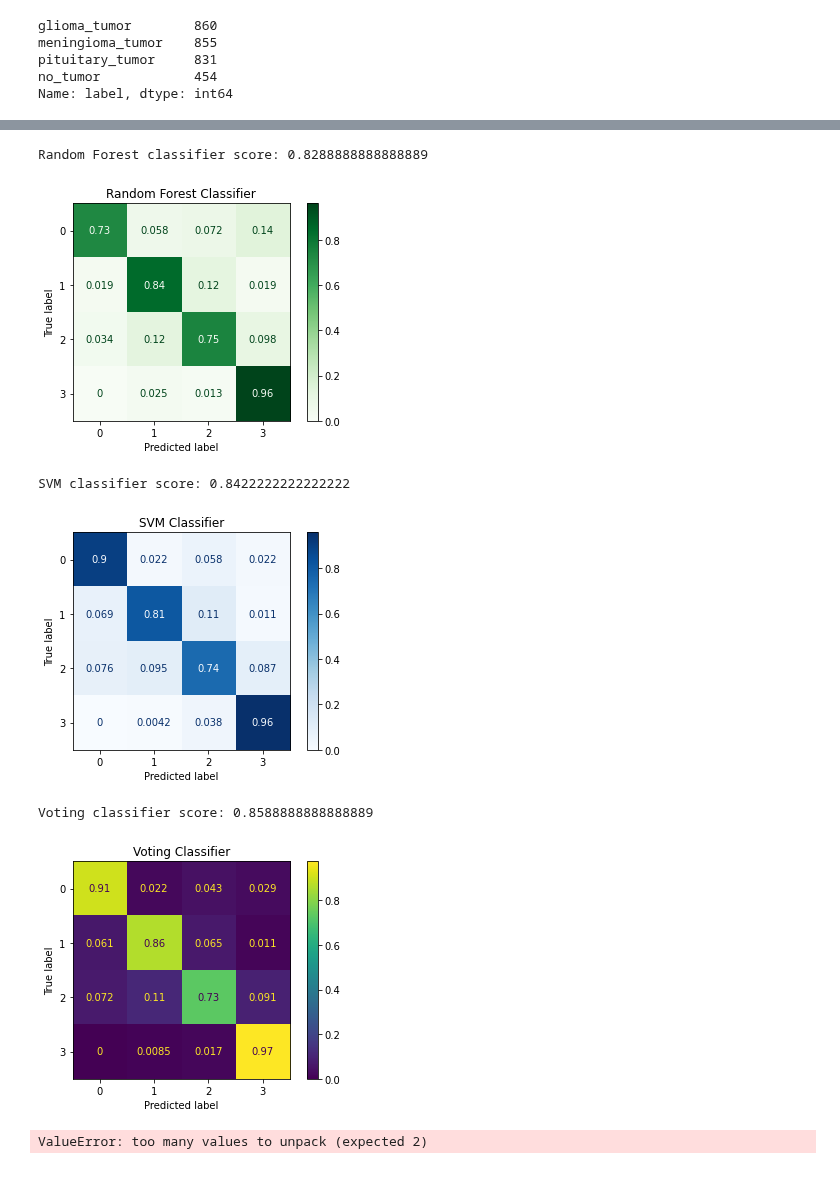
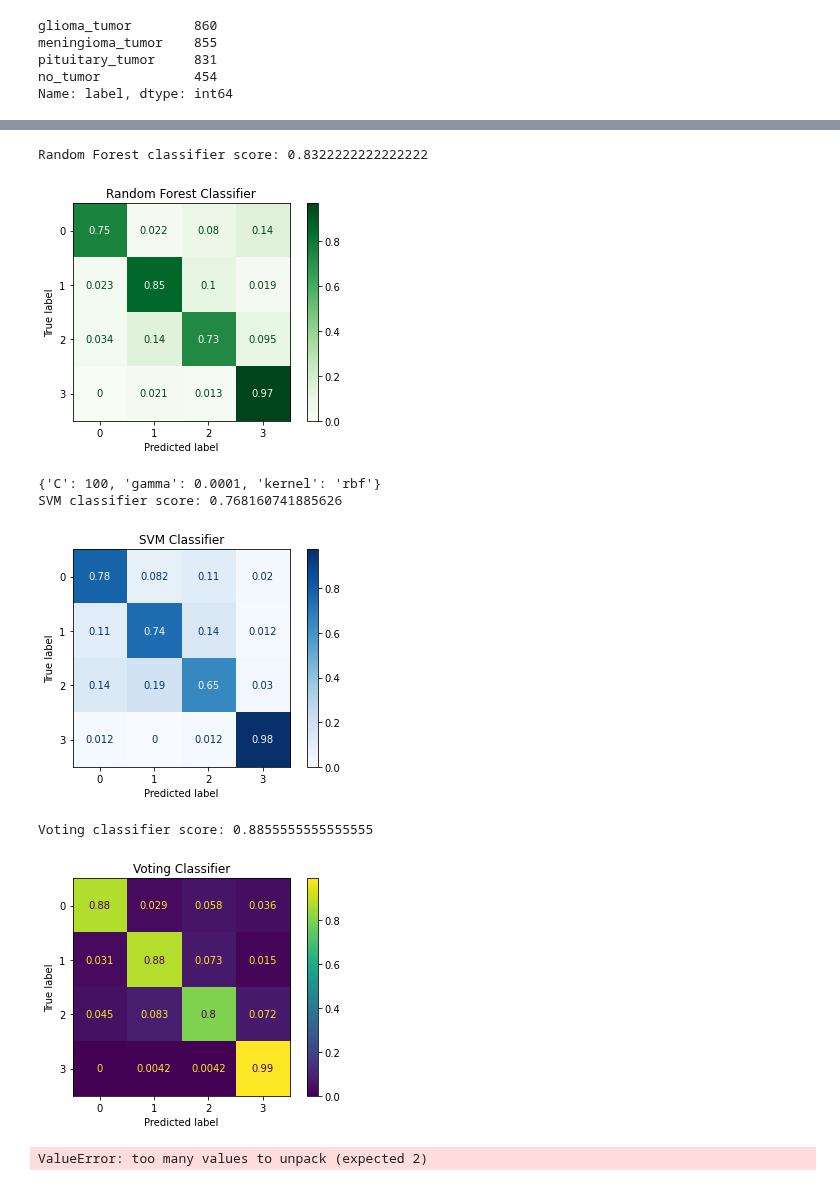
Before and after one commit to tanpinray/AMLS_22-21_SN18100138, a Jupyter notebook: Task_B.ipynb, the cells around one changed output, grey strips where cells are left out. Drawn from its saved outputs; the diff is of its cells as text; code cells hidden in the pictures.

Commit message:
Added cross validation and image augmentation

```diff
--- a/Task_B.ipynb
+++ b/Task_B.ipynb
@@ -181,11 +284,0 @@ def feature_selection(X, Y):
-# %%
-if os.path.exists('./dataset/label_taskB_hog.csv'):
-    print('The csv file for Task B with HOG features data already exists')
-else:
-    data_path = './dataset/image'
-    classes = create_classes(df)
-    hog_features = extract_hog(data_path, df)
-
-    label_taskB = pd.DataFrame(data = hog_features)
-    label_taskB['num_label'] = classes
-    label_taskB.to_csv("./dataset/label_taskB_hog.csv")
@@ -222,7 +287,7 @@ feature = 'hog'
 
 if feature == 'hog':
     # Doing classification with image HOG features
-    label_taskB = pd.read_csv("./dataset/label_taskB_hog.csv")
+    label_taskB = pd.read_pickle("./dataset/label_taskB_hog.pkl")
 elif feature == 'lbp':
     # Doing classification with image LBP features
     label_taskB = pd.read_csv("./dataset/label_taskB_lbp.csv")
@@ -233,11 +298,6 @@ elif feature == 'canny':
 X = label_taskB.drop('num_label',axis=1) # All other features
 Y = label_taskB['num_label'] # numerical label/classes
 
-# Doing dimensionality reduction with PCA
-X = PCAPredict(X, 0.95)
-print('PCA done')
-X = feature_selection(X, Y)
-
 X_train, X_test, y_train, y_test = train_test_split(X, Y, test_size = 0.3, random_state = 3)
 #test_size= should be between 0.0 and 1.0 and represent the proportion of the dataset to include in the test split
 #everytime you run it without specifying random_state, you will get a different result, this is expected behavior
@@ -245,4 +305,12 @@ X_train, X_test, y_train, y_test = train_test_split(X, Y, test_size = 0.3, rando
 
 print('train set: {}  | test set: {}'.format(round(((len(y_train)*1.0)/len(X)),3),
                                                        round((len(y_test)*1.0)/len(X),3)))
+
+# Doing dimensionality reduction with PCA
+X_train, X_test = PCAPredict(X_train, X_test, 0.95)
+print('PCA done')
+
+# Doing feature selection
+X_train, X_test = feature_selection(X_train, X_test, y_train)
+print(X_train.shape)
 # %% [output]
@@ -307,7 +385,7 @@ def RFClassifier(X_train, y_train, X_test, k):
         Y_pred: Predicted labels from X_test using Random Forests.
     '''
 
-    clf=RandomForestClassifier(n_estimators=k)
+    clf=RandomForestClassifier(n_estimators=k, criterion='entropy')
 
     #Train the model using the training sets
     clf.fit(X_train, y_train)
@@ -330,49 +408,56 @@ Y_pred_RandomForest, disp_RF = RFClassifier(X_train, y_train, X_test, 150)
 score_RandomForest = metrics.accuracy_score(y_test, Y_pred_RandomForest)
 print('Random Forest classifier score:', score_RandomForest)
 # %% [output]
-Random Forest classifier score: 0.8288888888888889
+Random Forest classifier score: 0.8322222222222222
-[figure, old version]
+[figure, new version]
 # %%
-def SVMClassifier(X_train, y_train, X_test):
+def SVMClassifierCV(X_train, y_train, X_test):
     '''
     Inputs
         X_train: Training dataset;
         y_train: Training labels;
         X_test: Testing dataset.
 
     Return
         Y_pred: Predicted labels from X_test using SVM.
     '''
 
     #Create SCV object with a K coefficient
-    clf = svm.SVC(kernel='rbf', degree=3,  probability=True)
-    clf.fit(X_train, y_train)
+    parameters = [
+    {"kernel": ["rbf"], "gamma": [1e-3, 1e-4, 1e-5], "C": [1, 10, 100, 1000]},
+    {"kernel": ["linear"], "C": [1, 10, 100, 1000]},
+    ]
+    svc = svm.SVC()
+    clf = GridSearchCV(svc, parameters)
+    clf.fit(X_train, y_train) # Fit KNN model
+    print(clf.best_params_)
     Y_pred = clf.predict(X_test)
 
     # classes: List of labels - 0 if no_tumor, 1 if glioma_tumor, 2 if meningioma_tumor, 3 if pituitary_tumor
     disp = metrics.ConfusionMatrixDisplay.from_estimator(
         clf,
         X_test,
         y_test,
         cmap=plt.cm.Blues,
         normalize='true'
     )
     disp.ax_.set_title('SVM Classifier')
 
     return Y_pred, disp
 
-Y_pred_SVM, disp_SVM = SVMClassifier(X_train, y_train, X_test)
+Y_pred_SVM, disp_SVM = SVMClassifierCV(X_train, y_train, X_test)
 score_SVM = metrics.accuracy_score(y_test, Y_pred_SVM)
 print('SVM classifier score:', score_SVM)
 # %% [output]
-SVM classifier score: 0.8422222222222222
+{'C': 100, 'gamma': 0.0001, 'kernel': 'rbf'}
+SVM classifier score: 0.768160741885626
-[figure, old version]
+[figure, new version]
 # %%
 def voting(X_train, y_train, X_test, n_neighbours, n_trees):
-    clf1 = svm.SVC(kernel='rbf', degree=3,  probability=True)
+    clf1 = svm.SVC(C=10, kernel='rbf', gamma=1e-4)
     # clf2 = LogisticRegressionCV(cv=5, multi_class='multinomial', max_iter = 400, random_state=0)
     clf2 = RandomForestClassifier(n_estimators=n_trees)
-    clf3 = KNeighborsClassifier(n_neighbors=n_neighbours)
+    clf3 = KNeighborsClassifier(n_neighbors=1, leaf_size=10)
 
     eclf1 = VotingClassifier(estimators=[
         ('svc', clf1), ('rf', clf2), ('knn', clf3)], voting='hard')
@@ -395,8 +480,8 @@ Y_pred_voting, disp_voting = voting(X_train, y_train, X_test, 2, 150)
 score_voting = metrics.accuracy_score(y_test, Y_pred_voting)
 print('Voting classifier score:', score_voting)
 # %% [output]
-Voting classifier score: 0.8588888888888889
+Voting classifier score: 0.8855555555555555
-[figure, old version]
+[figure, new version]
 # %%
 def baggingClassifierML(X_train, y_train, X_test,k):
 
```
Also changed, not shown: parts of 15 cells of this notebook.
